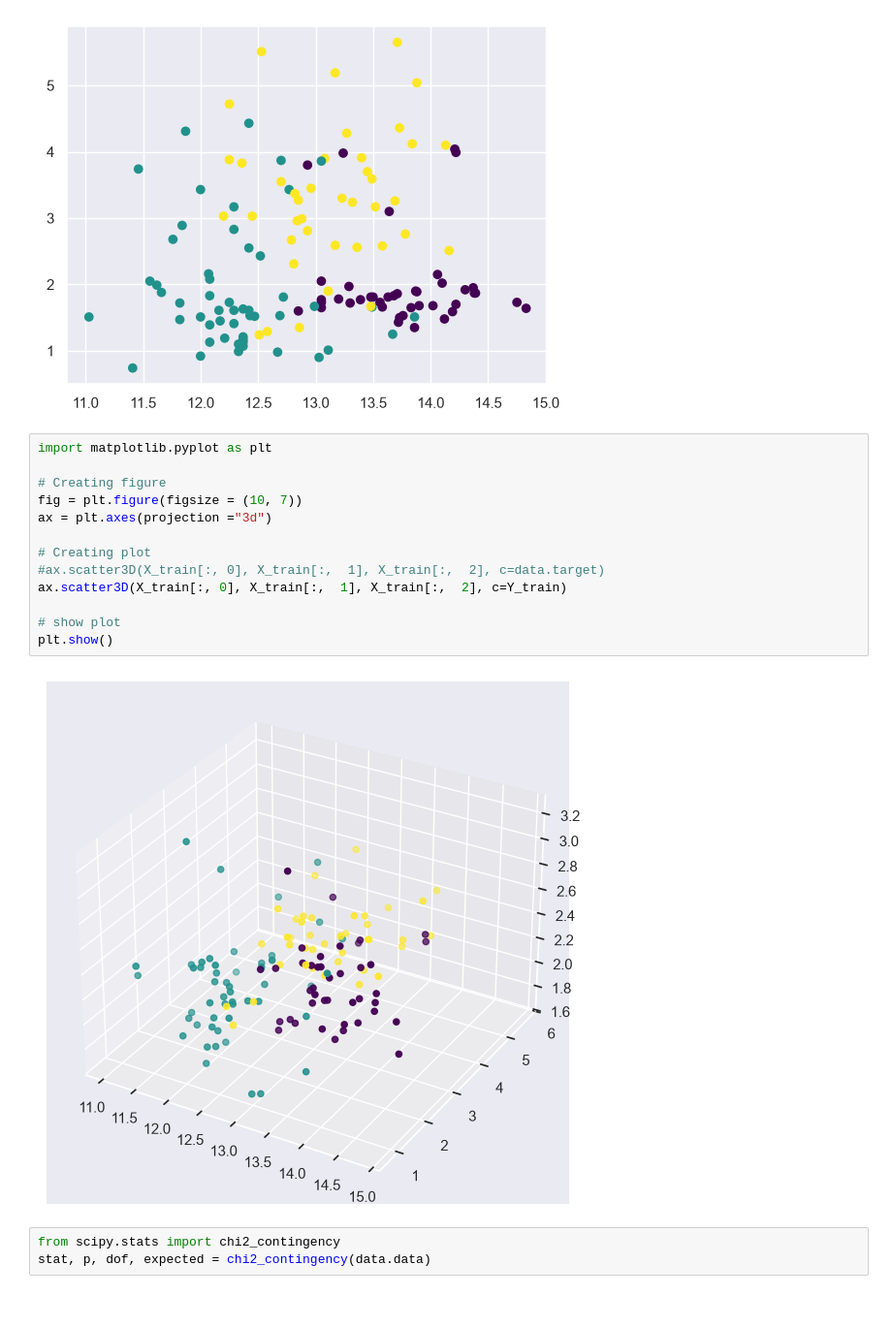
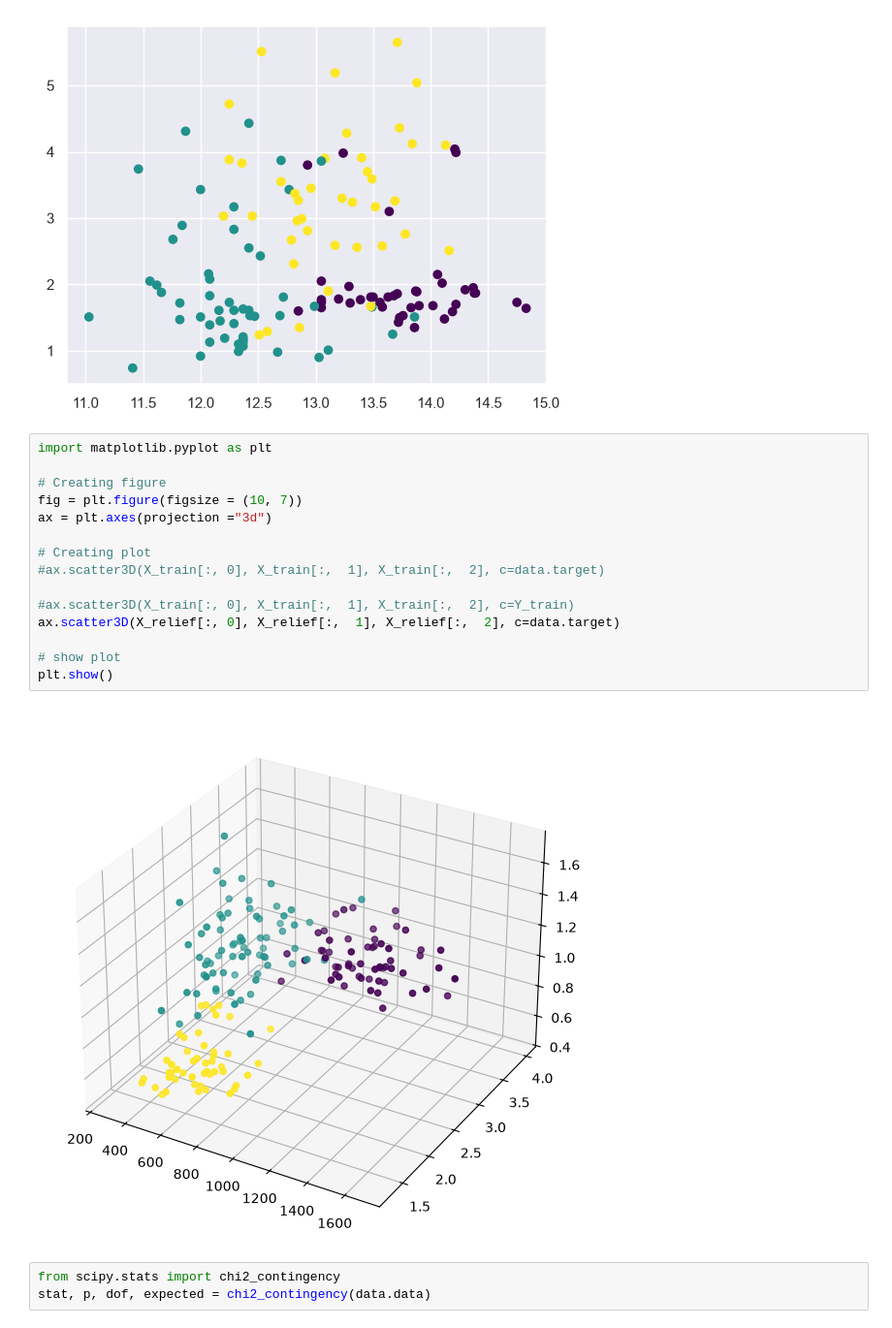
Before and after one commit to abaffa/INF1038, a Jupyter notebook: INF1038_Aula_08_Eng Atributo.ipynb, the cells around one changed output. Shown at 97% size. Drawn from its saved outputs; the diff is of its cells as text.

```diff
--- a/INF1038_Aula_08_Eng Atributo.ipynb
+++ b/INF1038_Aula_08_Eng Atributo.ipynb
@@ -1001,18 +1032,20 @@ plt.show()
 # %%
 import matplotlib.pyplot as plt
 
 # Creating figure
 fig = plt.figure(figsize = (10, 7))
 ax = plt.axes(projection ="3d")
 
 # Creating plot
 #ax.scatter3D(X_train[:, 0], X_train[:,  1], X_train[:,  2], c=data.target)
-ax.scatter3D(X_train[:, 0], X_train[:,  1], X_train[:,  2], c=Y_train)
+
+#ax.scatter3D(X_train[:, 0], X_train[:,  1], X_train[:,  2], c=Y_train)
+ax.scatter3D(X_relief[:, 0], X_relief[:,  1], X_relief[:,  2], c=data.target)
 
 # show plot
 plt.show()
 # %% [output]
-[figure, old version]
+[figure, new version]
 # %%
 from scipy.stats import chi2_contingency
 stat, p, dof, expected = chi2_contingency(data.data)
```
Also changed, not shown: parts of 35 cells of this notebook, 17 other files.
